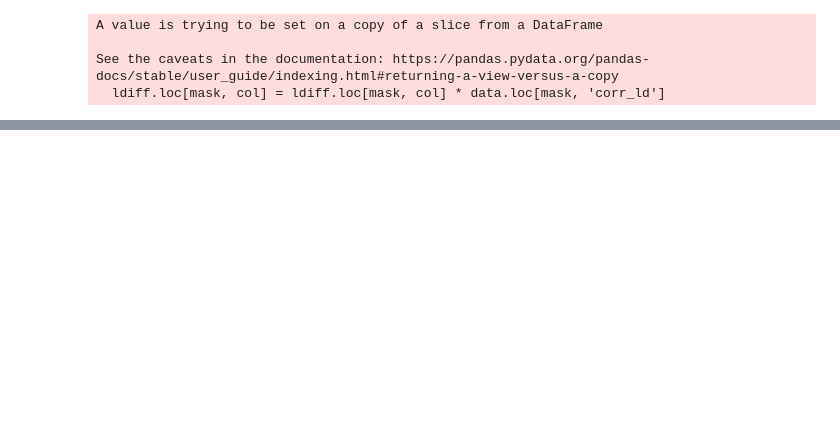
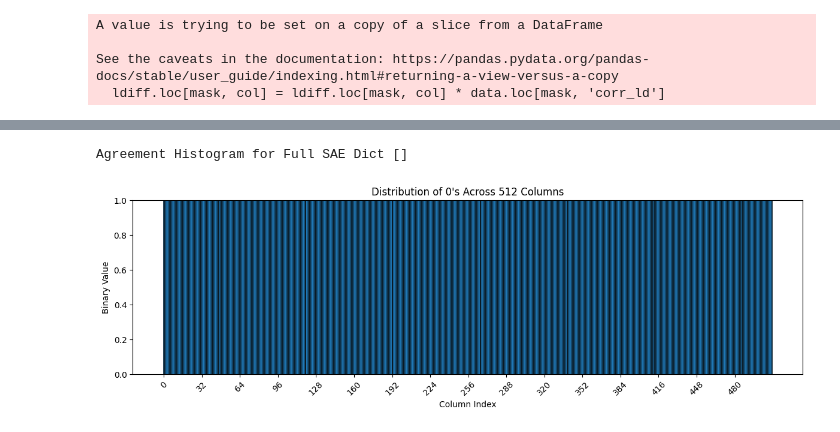
Before and after one commit to ghidav/sae-transfer-learning, a Jupyter notebook: eval_analysis.ipynb, the cells around one changed output, grey strips where cells are left out. Saved outputs shown, nothing was run; the diff lists cells and outputs as text; code cells hidden in the pictures; blank space fills up the shorter version.

```diff
--- a/eval_analysis.ipynb
+++ b/eval_analysis.ipynb
@@ -129,0 +130,18 @@ Text(0.5, 1.0, 'Agreements with corrupted run')
+# %%
+import numpy as np
+import matplotlib.pyplot as plt
+
+ldiff_dist = np.array((1-ldiff["Full SAE Dict."] < 0))
+indices = np.where(ldiff_dist == 0)
+print(f"Agreement Histogram for Full SAE Dict {indices[0]}")
+
+fig, ax = plt.subplots(figsize=(12, 4))
+ax.bar(range(512), ldiff_dist.flatten(), width=1, edgecolor='black', linewidth=0.5)
+ax.set(xlabel='Column Index', xticks=range(0, 512, 32), xticklabels=range(0, 512, 32),
+       ylabel='Binary Value', ylim=(0, 1), title='Distribution of 0\'s Across 512 Columns')
+plt.xticks(rotation=45)
+plt.tight_layout()
+plt.show()
+# %% [output]
+Agreement Histogram for Full SAE Dict []
+[figure, added]
```
Also changed, not shown: parts of 5 cells of this notebook, 20 other files.
